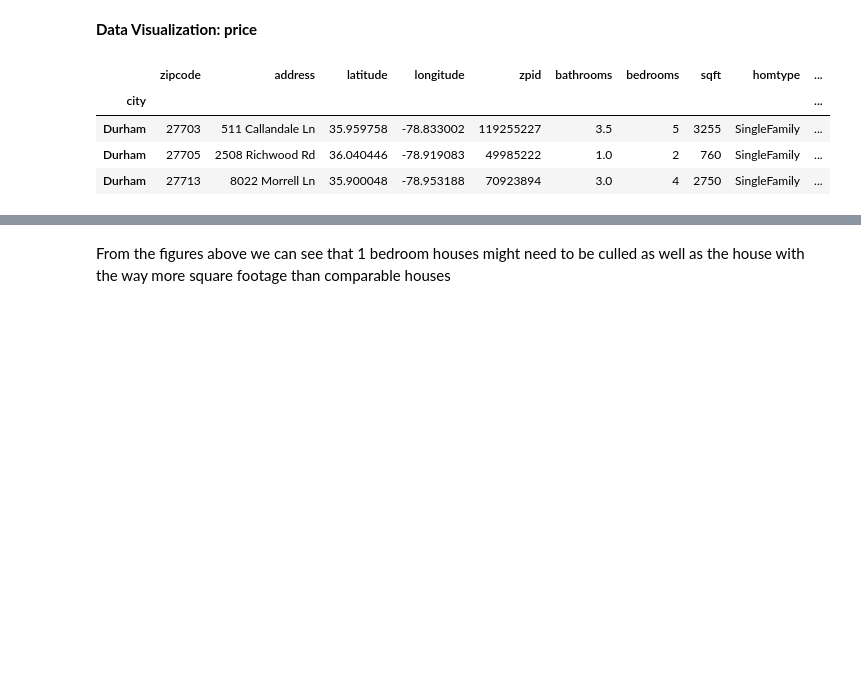
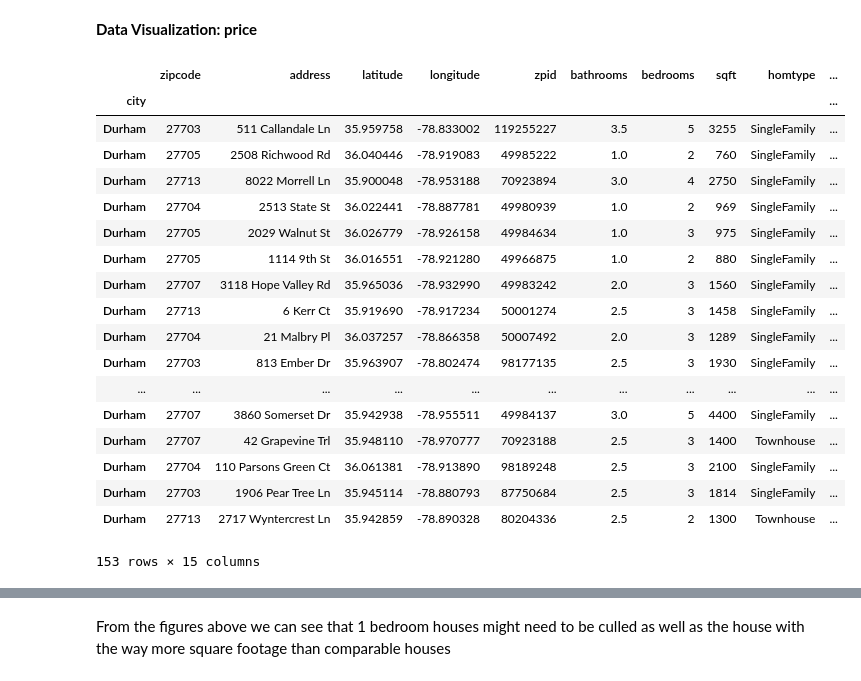
Before and after one commit to adampely/zillowHousingDataScrape, a Jupyter notebook: analysis_iPython_nb.ipynb, the cells around one changed output, grey strips where cells are left out. Saved outputs shown, nothing was run; the diff lists cells and outputs as text; code cells hidden in the pictures; blank space fills up the shorter version.

```diff
--- a/analysis_iPython_nb.ipynb
+++ b/analysis_iPython_nb.ipynb
@@ -48,18 +48,32 @@ from pandas.stats.api import ols
 # %%
 
 house_data = pd.read_csv('allDurhamDataWithCoords.csv', index_col=0, thousands=',')
 X = house_data[['bedrooms', 'bathrooms', 'sqft']]
 house_price = house_data['zestimate']
 house_rent = house_data['real rent']
 house_price_rent_ratio = house_rent / house_price
 house_data['rentToPrice'] = house_price_rent_ratio
-house_data.head(3)
+house_data
 # %% [output]
 |  | zipcode | address | latitude | longitude | zpid | bathrooms | bedrooms | sqft | homtype | ... |
 | city |  |  |  |  |  |  |  |  |  | ... |
 | Durham | 27703 | 511 Callandale Ln | 35.959758 | -78.833002 | 119255227 | 3.5 | 5 | 3255 | SingleFamily | ... |
 | Durham | 27705 | 2508 Richwood Rd | 36.040446 | -78.919083 | 49985222 | 1.0 | 2 | 760 | SingleFamily | ... |
 | Durham | 27713 | 8022 Morrell Ln | 35.900048 | -78.953188 | 70923894 | 3.0 | 4 | 2750 | SingleFamily | ... |
+| Durham | 27704 | 2513 State St | 36.022441 | -78.887781 | 49980939 | 1.0 | 2 | 969 | SingleFamily | ... |
+| Durham | 27705 | 2029 Walnut St | 36.026779 | -78.926158 | 49984634 | 1.0 | 3 | 975 | SingleFamily | ... |
+| Durham | 27705 | 1114 9th St | 36.016551 | -78.921280 | 49966875 | 1.0 | 2 | 880 | SingleFamily | ... |
+| Durham | 27707 | 3118 Hope Valley Rd | 35.965036 | -78.932990 | 49983242 | 2.0 | 3 | 1560 | SingleFamily | ... |
+| Durham | 27713 | 6 Kerr Ct | 35.919690 | -78.917234 | 50001274 | 2.5 | 3 | 1458 | SingleFamily | ... |
+| Durham | 27704 | 21 Malbry Pl | 36.037257 | -78.866358 | 50007492 | 2.0 | 3 | 1289 | SingleFamily | ... |
+| Durham | 27703 | 813 Ember Dr | 35.963907 | -78.802474 | 98177135 | 2.5 | 3 | 1930 | SingleFamily | ... |
+| ... | ... | ... | ... | ... | ... | ... | ... | ... | ... | ... |
+| Durham | 27707 | 3860 Somerset Dr | 35.942938 | -78.955511 | 49984137 | 3.0 | 5 | 4400 | SingleFamily | ... |
+| Durham | 27707 | 42 Grapevine Trl | 35.948110 | -78.970777 | 70923188 | 2.5 | 3 | 1400 | Townhouse | ... |
+| Durham | 27704 | 110 Parsons Green Ct | 36.061381 | -78.913890 | 98189248 | 2.5 | 3 | 2100 | SingleFamily | ... |
+| Durham | 27703 | 1906 Pear Tree Ln | 35.945114 | -78.880793 | 87750684 | 2.5 | 3 | 1814 | SingleFamily | ... |
+| Durham | 27713 | 2717 Wyntercrest Ln | 35.942859 | -78.890328 | 80204336 | 2.5 | 2 | 1300 | Townhouse | ... |
+153 rows × 15 columns
 # %%
 sortedByBedrooms = [];
 numBedrooms = [];
```
Also changed, not shown: parts of 48 cells of this notebook, 21 other files.
